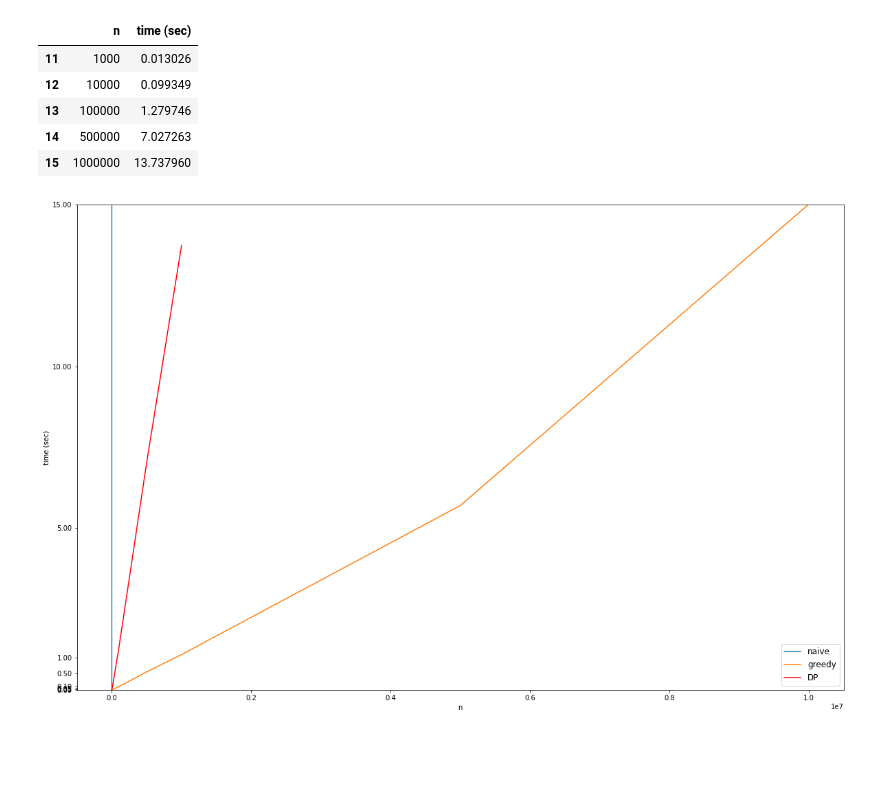
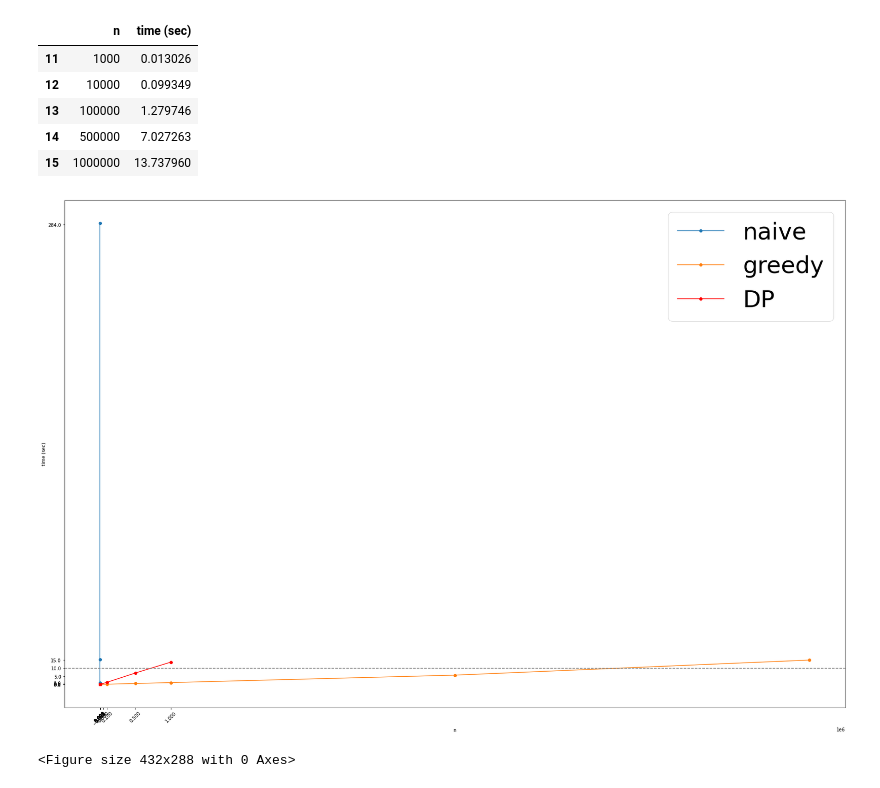
Before and after one commit to isdiscodead/2022_KUS, a Jupyter notebook: Spring/ComputationalThinking/fractional_knapsack_time.ipynb, the cells around one changed output. Cells and saved outputs as stored; diff of their text form; code cells hidden in the pictures; blank space fills up the shorter version.

```diff
--- a/Spring/ComputationalThinking/fractional_knapsack_time.ipynb
+++ b/Spring/ComputationalThinking/fractional_knapsack_time.ipynb
@@ -13,9 +13,7 @@ naive = [
     [6, 0.070925617],
     [7, 0.957759429],
     [8, 15.47914741],
-    [9, 284.8550699],
-    [10, 284.8550699],
-    [100, 284.8550699]
+    [9, 284.8550699]
 ]
 # %%
 greedy = [
@@ -72,17 +70,24 @@ dp_df.tail()
 | 14 | 500000 | 7.027263 |
 | 15 | 1000000 | 13.737960 |
 # %%
-plt.figure(figsize=(20,13))
-plt.plot(naive_df['n'], naive_df['time (sec)'], label="naive")
-plt.plot(greedy_df['n'], greedy_df['time (sec)'], label="greedy")
-plt.plot(dp_df['n'], dp_df['time (sec)'], label="DP", c='red' )
+plt.figure(figsize=(30,20))
+plt.plot(naive_df['n'], naive_df['time (sec)'], marker='o', label="naive")
+plt.plot(greedy_df['n'], greedy_df['time (sec)'], marker='o', label="greedy")
+plt.plot(dp_df['n'], dp_df['time (sec)'], marker='o', label="DP", c='red' )
 
 plt.xlabel('n')
 plt.ylabel("time (sec)")
-plt.legend(fontsize='large')
-plt.yticks([0, 0.05, 0.01, 0.1, 0.5, 1, 5, 10, 15])
+plt.legend(fontsize='50')
+plt.yticks([ 0, 0.05, 0.01, 0.1, 0.5, 1, 5, 10, 15, 284])
+plt.xticks([-1000,1, 10, 50, 100, 500, 1000, 5000, 10000, 50000, 100000, 500000, 1000000], rotation=45)
 plt.ylim([0, 15])
-plt.hlines(10, 0, 10)
+plt.xlim([0, 1000000])
+plt.axhline(y=10, linestyle = '--', c='gray')
+# plt.tight_layout(pad=20)
+plt.autoscale(True)
+plt.margins(0.05)
 plt.show()
+plt.savefig('fractional_knapsack_time.png')
 # %% [output]
-[figure, old version]
+[figure, new version]
+<Figure size 432x288 with 0 Axes>
```
Also changed, not shown: parts of 1 cell of this notebook, 3 other files.
